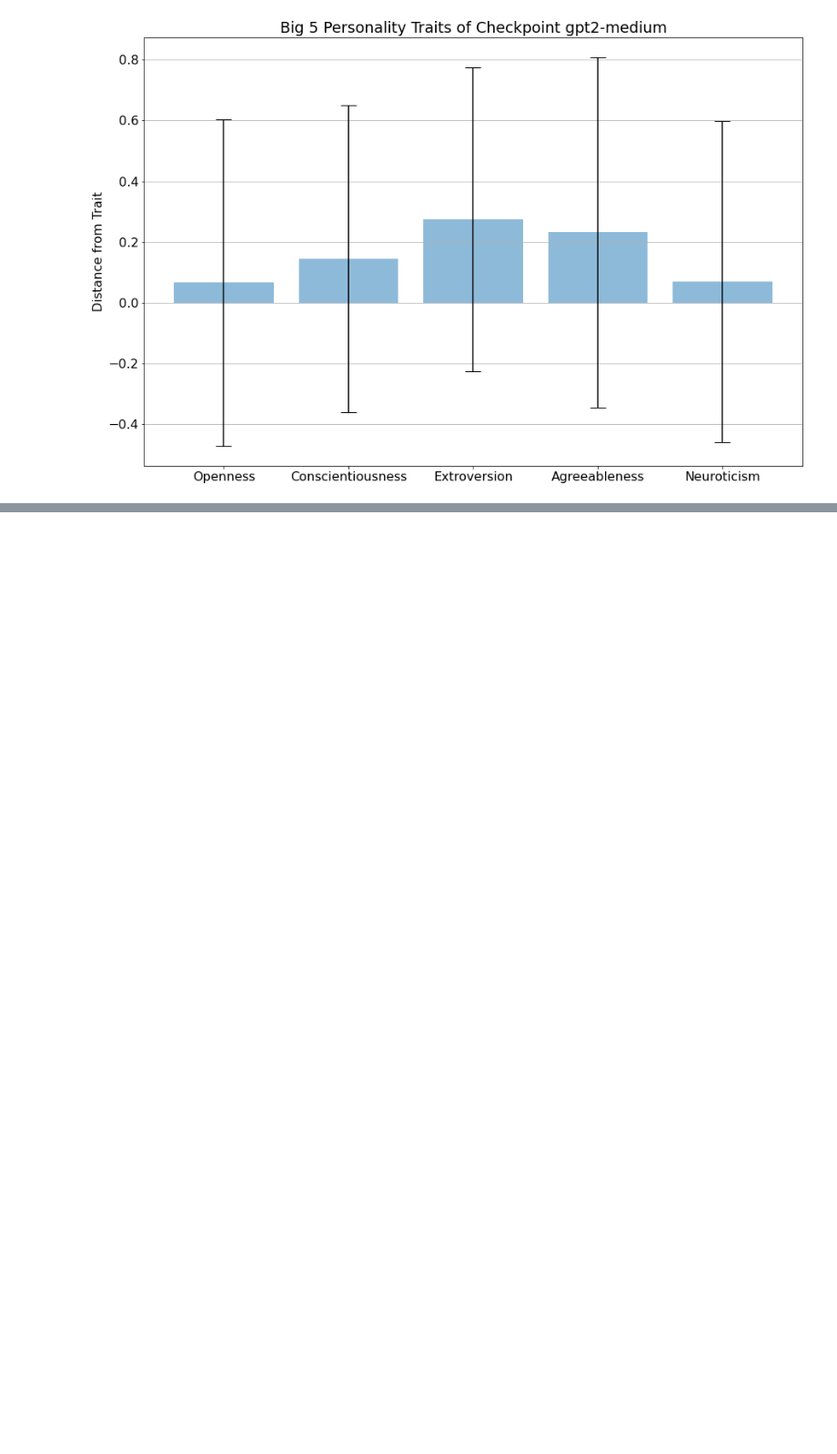
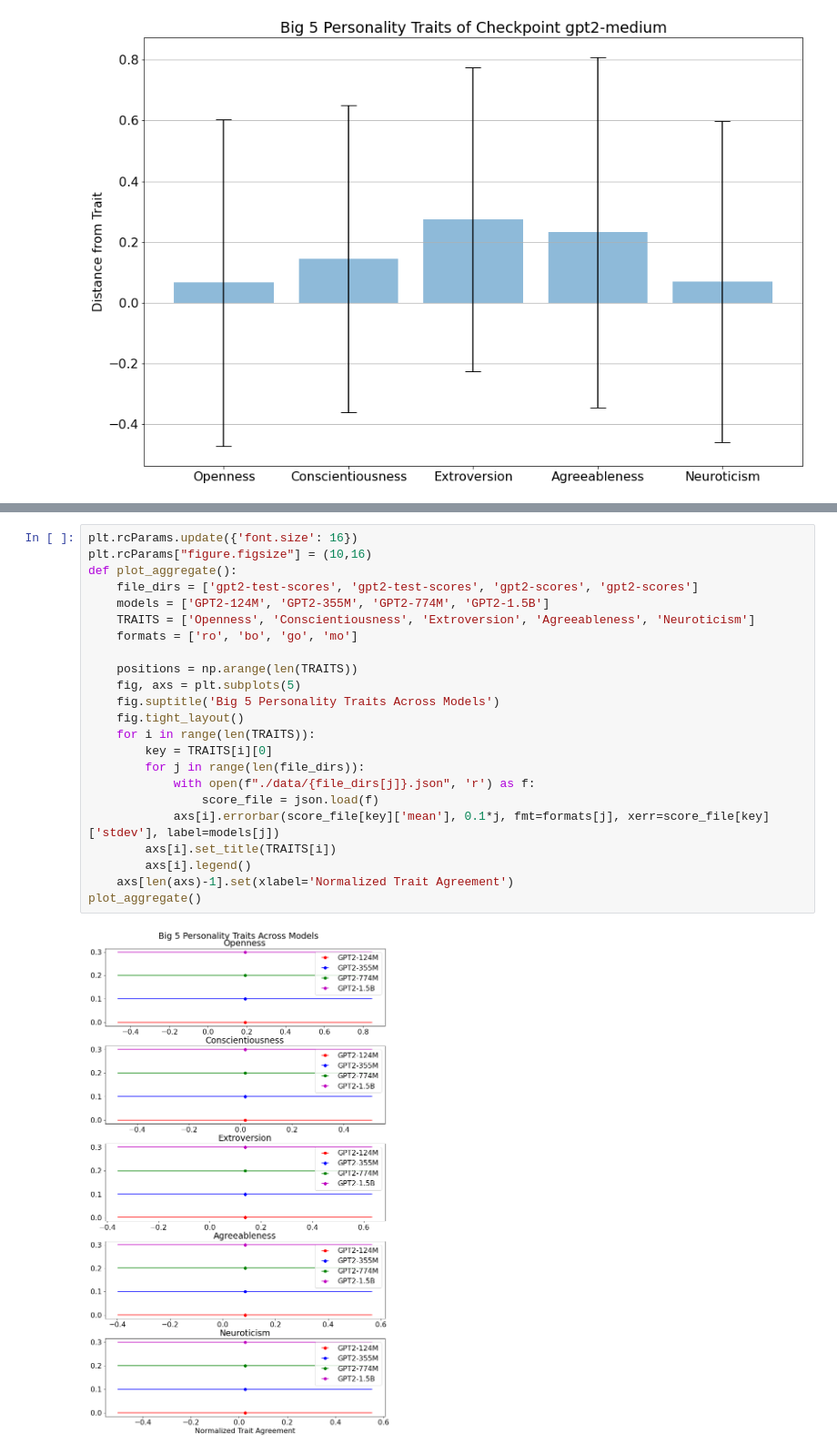
Before and after one commit to haroldrubio/Personality-Probing, a Jupyter notebook: score.ipynb, the cells around one changed output, grey strips where cells are left out. Shown: that part at 91% size. Drawn from its saved outputs; the diff is of its cells as text; blank space fills up the shorter version.

```diff
--- a/score.ipynb
+++ b/score.ipynb
@@ -99,0 +100,25 @@ plot_checkpoint_traits('gpt2-xl', './data/gpt2-test-scores.json')
+# %%
+plt.rcParams.update({'font.size': 16})
+plt.rcParams["figure.figsize"] = (10,16)
+def plot_aggregate():
+    file_dirs = ['gpt2-test-scores', 'gpt2-test-scores', 'gpt2-scores', 'gpt2-scores']
+    models = ['GPT2-124M', 'GPT2-355M', 'GPT2-774M', 'GPT2-1.5B']
+    TRAITS = ['Openness', 'Conscientiousness', 'Extroversion', 'Agreeableness', 'Neuroticism']
+    formats = ['ro', 'bo', 'go', 'mo']
+
+    positions = np.arange(len(TRAITS))
+    fig, axs = plt.subplots(5)
+    fig.suptitle('Big 5 Personality Traits Across Models')
+    fig.tight_layout()
+    for i in range(len(TRAITS)):
+        key = TRAITS[i][0]
+        for j in range(len(file_dirs)):
+            with open(f"./data/{file_dirs[j]}.json", 'r') as f:
+                score_file = json.load(f)
+            axs[i].errorbar(score_file[key]['mean'], 0.1*j, fmt=formats[j], xerr=score_file[key]['stdev'], label=models[j])
+        axs[i].set_title(TRAITS[i])
+        axs[i].legend()
+    axs[len(axs)-1].set(xlabel='Normalized Trait Agreement')
+plot_aggregate()
+# %% [output]
+[figure, added]
```
Also changed, not shown: parts of 2 cells of this notebook.
